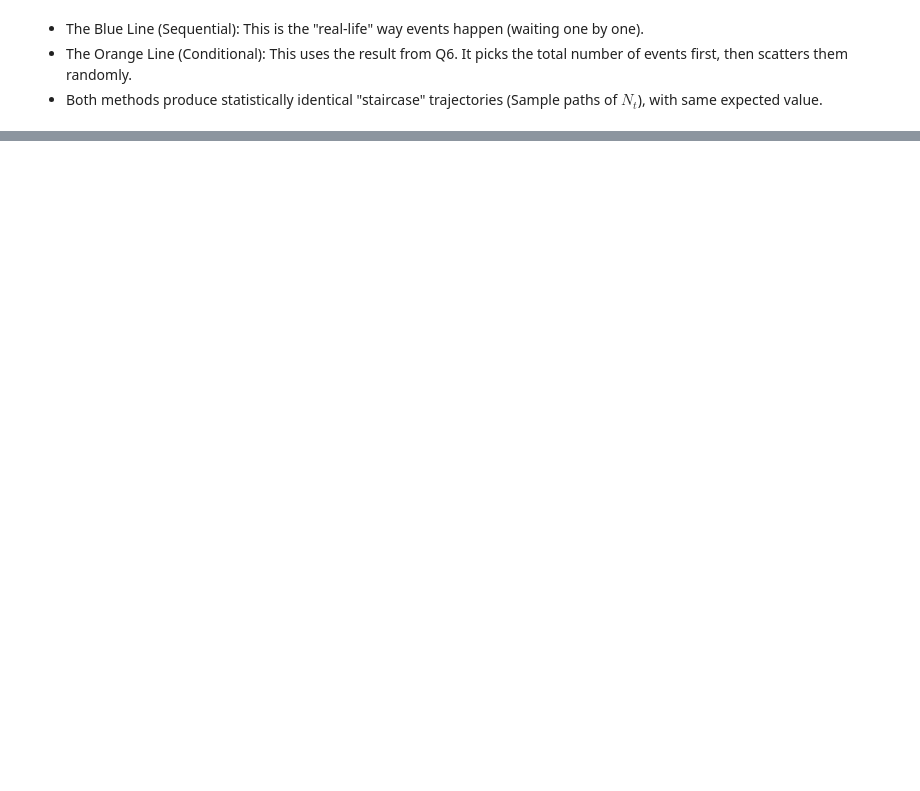
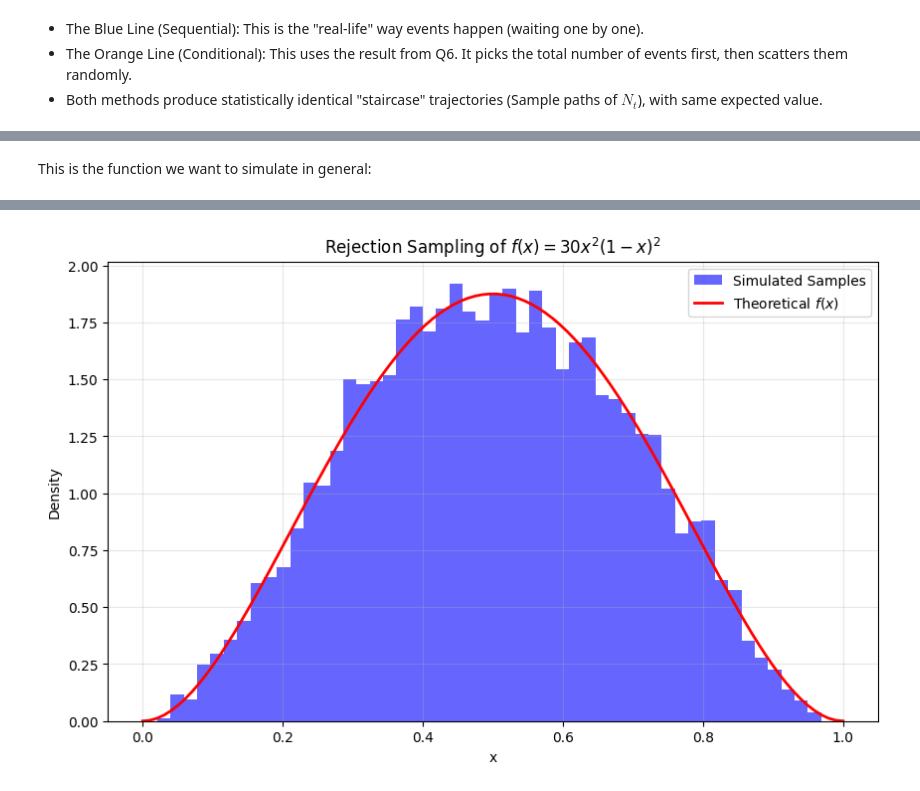
Before and after one commit to sanchitram1/241-project, a Jupyter notebook: main.ipynb, the cells around one changed output, grey strips where cells are left out. Cells and saved outputs as stored; diff of their text form; code cells hidden in the pictures; blank space fills up the shorter version.

```diff
--- a/main.ipynb
+++ b/main.ipynb
@@ -1189,0 +1573,78 @@ trajectories (Sample paths of $N_t$), with same expected value.
+# %% [markdown]
+This is the function we want to simulate in general:
+# %%
+def target_f(x):
+    """The PDF we want to simulate: 30(x^2 - 2x^3 + x^4)"""
+    return 30 * (x**2 - 2 * x**3 + x**4)
+# %%
+def rejection_sampling_beta(n_samples):
+    """
+    Generates samples from f(x) using Rejection Method with Uniform proposal.
+    Returns: samples, total_attempts
+    """
+    samples = []
+    total_attempts = 0
+    c = 15 / 8
+
+    while len(samples) < n_samples:
+        total_attempts += 1
+
+        # Generate Y from g(x) (Uniform [0,1])
+        y = np.random.rand()
+
+        # Generate U from Uniform [0,1]
+        u = np.random.rand()
+
+        # Acceptance Condition: U <= f(Y) / (c * g(Y))
+        # Since g(Y) = 1, condition is U <= f(Y) / c
+        if u <= target_f(y) / c:
+            samples.append(y)
+
+    return np.array(samples), total_attempts
+
+
+# Parameters
+M = 10000
+
+# Simulate
+np.random.seed(242)
+x_samples, total_tries = rejection_sampling_beta(M)
+
+# Q1 Analysis
+empirical_mean = np.mean(x_samples)
+# Theoretical Mean of Beta(3,3) = alpha / (alpha + beta) = 3 / 6 = 0.5
+# Or integral of x * 30 * x^2(1-x)^2 dx
+theoretical_mean = 0.5
+
+print("Question 1")
+print(f"Simulations:      {M}")
+print(f"Empirical Mean:   {empirical_mean:.5f}")
+print(f"Theoretical Mean: {theoretical_mean:.5f}")
+
+# Q2 Analysis
+# Acceptance Rate = Accepted / Total
+acceptance_rate = M / total_tries
+theoretical_rate = 1 / (15 / 8)
+
+print("\nQuestion 2")
+print(f"Total Attempts:   {total_tries}")
+print(f"Acceptance Rate:  {acceptance_rate:.5f}")
+print(f"Theoretical (1/c):{theoretical_rate:.5f} (8/15)")
+
+# Plot
+plt.figure(figsize=(10, 6))
+plt.hist(
+    x_samples, bins=50, density=True, alpha=0.6, color="blue", label="Simulated Samples"
+)
+
+# Plot theoretical curve
+x_vals = np.linspace(0, 1, 100)
+plt.plot(x_vals, target_f(x_vals), "r-", linewidth=2, label=r"Theoretical $f(x)$")
+
+plt.title("Rejection Sampling of $f(x) = 30x^2(1-x)^2$")
+plt.xlabel("x")
+plt.ylabel("Density")
+plt.legend()
+plt.grid(True, alpha=0.3)
+plt.show()
+# %% [output]
@@ -1189,0 +1660 @@ trajectories (Sample paths of $N_t$), with same expected value.
+[figure, added]
```
Also changed, not shown: parts of 28 cells of this notebook, 1 other file.
